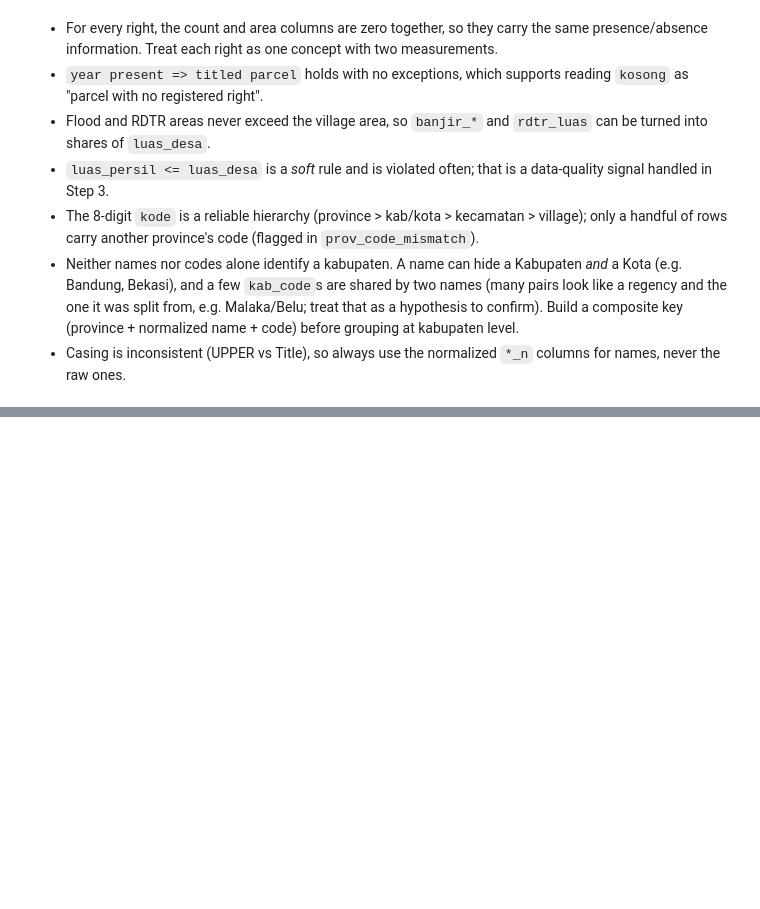
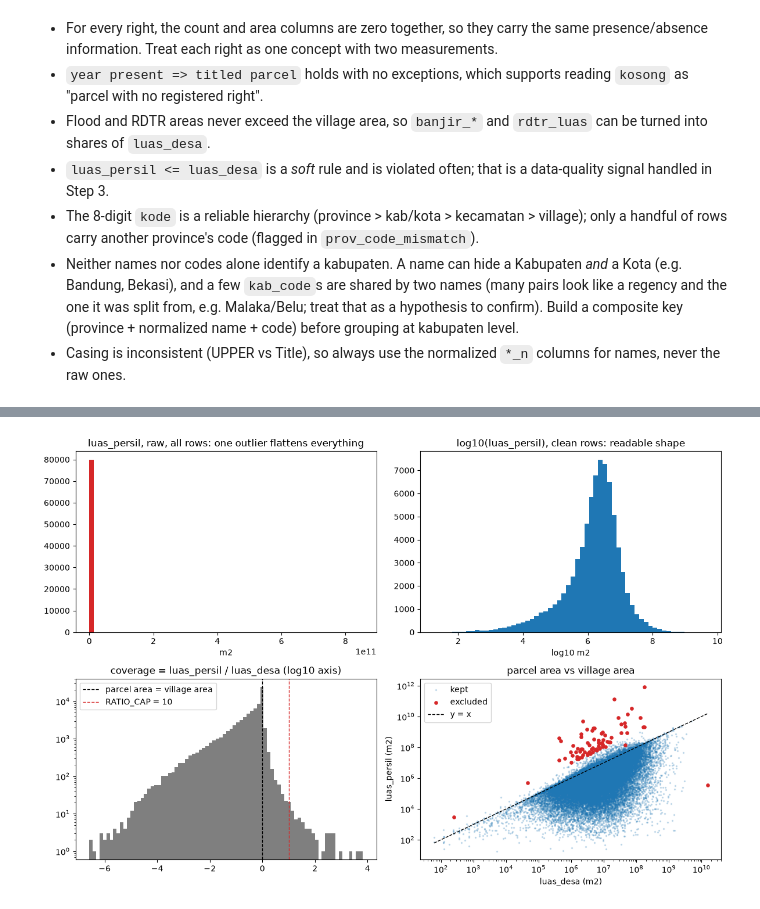
Before and after one commit to ahmadfh07/spatial-pertanahan-nasional, a Jupyter notebook: master.ipynb, the cells around one changed output, grey strips where cells are left out. Cells and saved outputs as stored; diff of their text form; code cells hidden in the pictures; blank space fills up the shorter version.

```diff
--- a/master.ipynb
+++ b/master.ipynb
@@ -371,0 +656,33 @@ rows involved: 85 | groups: 42
+# %%
+# --- 3f. See it: raw vs log, and where the cut-off falls ---------------------------------------------------
+fig, ax = plt.subplots(2, 2, figsize=(12, 8))
+
+ax[0, 0].hist(desa["luas_persil"], bins=60, color="tab:red")
+ax[0, 0].set_title("luas_persil, raw, all rows: one outlier flattens everything")
+ax[0, 0].set_xlabel("m2")
+
+ax[0, 1].hist(desa.loc[ok, "luas_persil_log10"].dropna(), bins=60, color="tab:blue")
+ax[0, 1].set_title("log10(luas_persil), clean rows: readable shape")
+ax[0, 1].set_xlabel("log10 m2")
+
+cov = np.log10(desa["coverage"].where(desa["coverage"] > 0)).dropna()
+ax[1, 0].hist(cov, bins=80, color="tab:gray")
+ax[1, 0].axvline(0, color="k", ls="--", lw=1, label="parcel area = village area")
+ax[1, 0].axvline(np.log10(RATIO_CAP), color="tab:red", ls="--", lw=1, label=f"RATIO_CAP = {RATIO_CAP}")
+ax[1, 0].set_yscale("log")
+ax[1, 0].set_title("coverage = luas_persil / luas_desa (log10 axis)")
+ax[1, 0].legend()
+
+pos = (desa["luas_desa"] > 0) & (desa["luas_persil"] > 0)
+ax[1, 1].scatter(desa.loc[pos & ok, "luas_desa"], desa.loc[pos & ok, "luas_persil"], s=2, alpha=0.2, label="kept")
+ax[1, 1].scatter(desa.loc[pos & ~ok, "luas_desa"], desa.loc[pos & ~ok, "luas_persil"], s=14, color="tab:red", label="excluded")
+lim = [desa.loc[pos, "luas_desa"].min(), desa.loc[pos, "luas_desa"].max()]
+ax[1, 1].plot(lim, lim, "k--", lw=1, label="y = x")
+ax[1, 1].set_xscale("log"); ax[1, 1].set_yscale("log")
+ax[1, 1].set_xlabel("luas_desa (m2)"); ax[1, 1].set_ylabel("luas_persil (m2)")
+ax[1, 1].set_title("parcel area vs village area"); ax[1, 1].legend()
+
+plt.tight_layout()
+plt.show()
+# %% [output]
+[figure, added]
```
Also changed, not shown: parts of 39 cells of this notebook, 12 other files.
